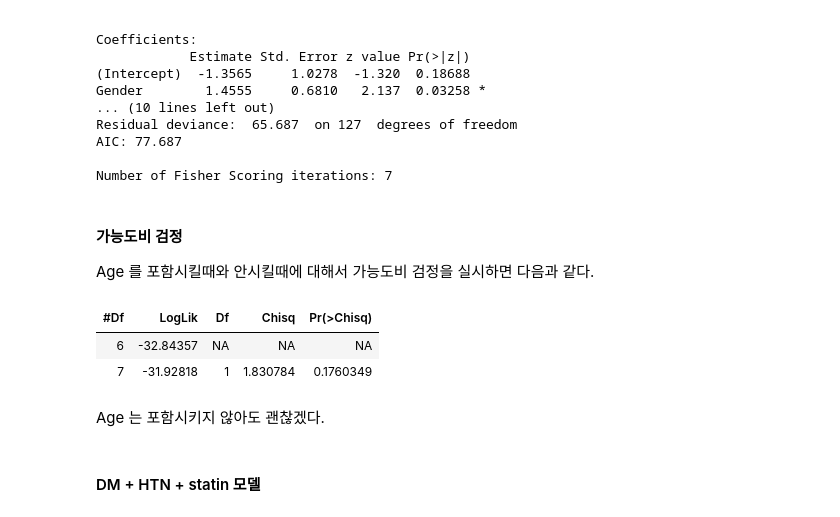
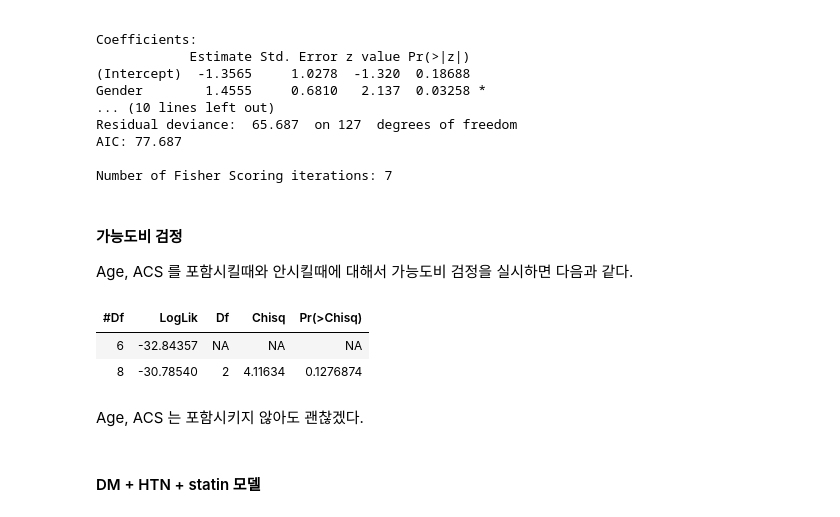
Before and after one commit to JungOhLee/CKDwithCLI, a Jupyter notebook: DA1-CLIDemo.ipynb, the cells around one changed output. Saved outputs shown, nothing was run; the diff lists cells and outputs as text; code cells hidden in the pictures.

```diff
--- a/DA1-CLIDemo.ipynb
+++ b/DA1-CLIDemo.ipynb
@@ -570,18 +584,18 @@ Number of Fisher Scoring iterations: 7
 # %% [markdown]
 #### 가능도비 검정
 
-Age 를 포함시킬때와 안시킬때에 대해서 가능도비 검정을 실시하면 다음과 같다.
+Age, ACS 를 포함시킬때와 안시킬때에 대해서 가능도비 검정을 실시하면 다음과 같다.
 # %%
 library(lmtest)
 model1 <- glm(CLI ~ Gender + DM + HTN + alcohol + statin, family = binomial(),data = data)
-model2 <- glm(CLI ~ Gender + DM + HTN + alcohol + statin + Age, family = binomial(),data = data)
+model2 <- glm(CLI ~ Gender + DM + HTN + alcohol + statin + ACS + Age, family = binomial(),data = data)
 lrtest(model1, model2)
 # %% [output]
 | #Df | LogLik | Df | Chisq | Pr(>Chisq) |
 | 6 | -32.84357 | NA | NA | NA |
-| 7 | -31.92818 | 1 | 1.830784 | 0.1760349 |
+| 8 | -30.78540 | 2 | 4.11634 | 0.1276874 |
 # %% [markdown]
-Age 는 포함시키지 않아도 괜찮겠다.
+Age, ACS 는 포함시키지 않아도 괜찮겠다.
 # %% [markdown]
 #### DM + HTN + statin 모델
 # %%
```
Also changed, not shown: parts of 19 cells of this notebook.
